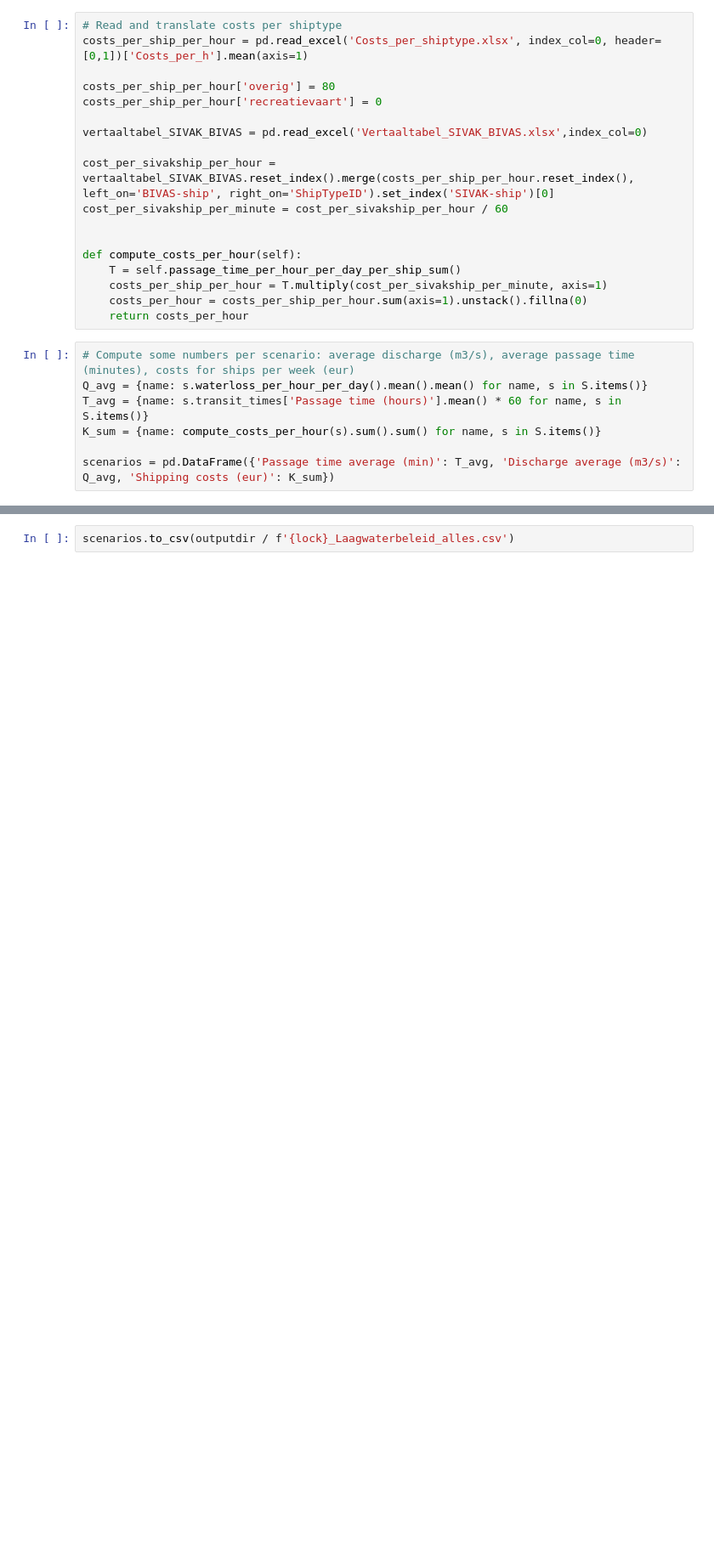
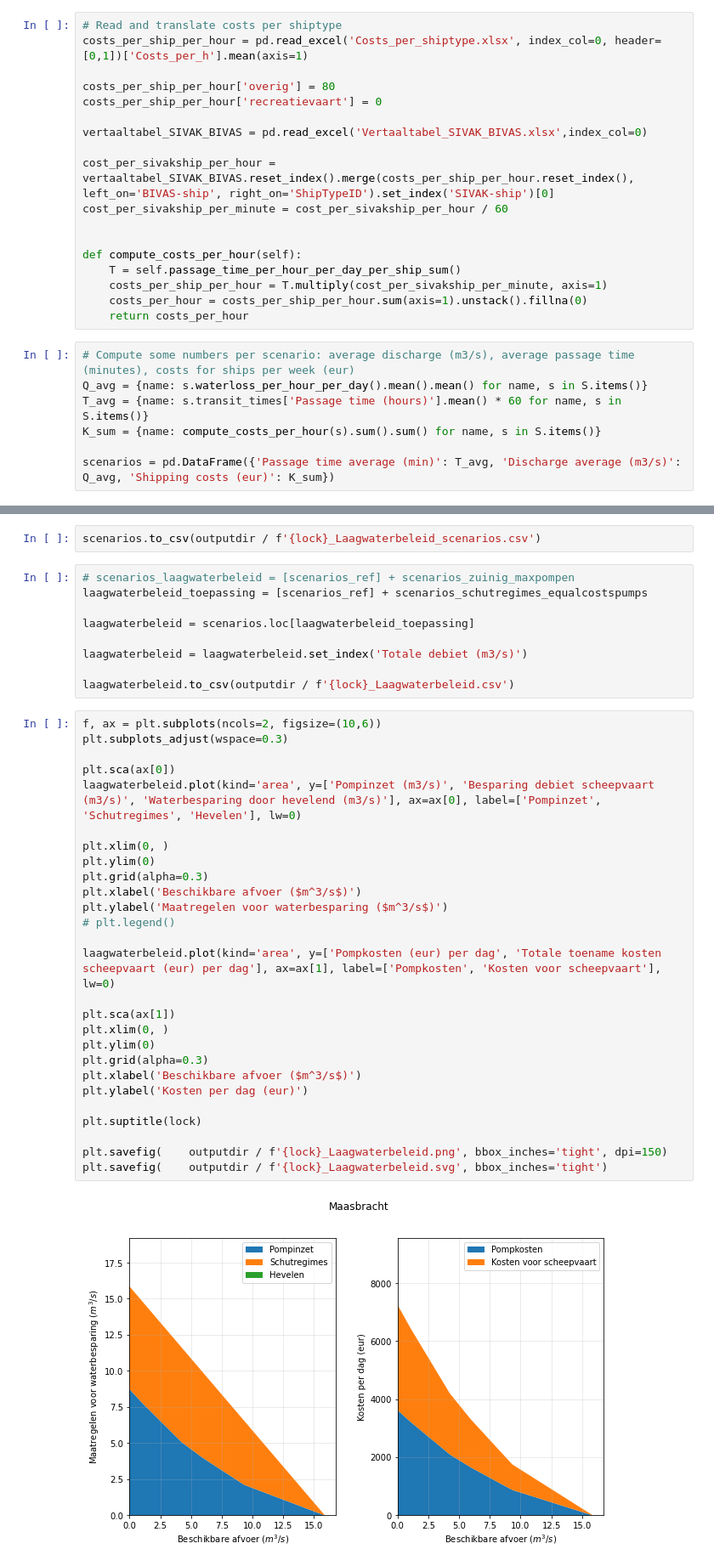
Before and after one commit to jurjendejong/pySIVAK, a Jupyter notebook: Ontwerp laagwaterbeleid.ipynb, the cells around one changed output, grey strips where cells are left out. Shown: that part at 85% size. Drawn from its saved outputs; the diff is of its cells as text; blank space fills up the shorter version.

```diff
--- a/Ontwerp laagwaterbeleid.ipynb
+++ b/Ontwerp laagwaterbeleid.ipynb
@@ -308,2 +376,40 @@ plt.savefig(    outputdir / f'{lock}_Laagwaterbeleid.svg', bbox_inches='tight')
 # %%
-scenarios.to_csv(outputdir / f'{lock}_Laagwaterbeleid_alles.csv')
+scenarios.to_csv(outputdir / f'{lock}_Laagwaterbeleid_scenarios.csv')
+# %%
+# scenarios_laagwaterbeleid = [scenarios_ref] + scenarios_zuinig_maxpompen
+laagwaterbeleid_toepassing = [scenarios_ref] + scenarios_schutregimes_equalcostspumps
+
+laagwaterbeleid = scenarios.loc[laagwaterbeleid_toepassing]
+
+laagwaterbeleid = laagwaterbeleid.set_index('Totale debiet (m3/s)')
+
+laagwaterbeleid.to_csv(outputdir / f'{lock}_Laagwaterbeleid.csv')
+# %%
+f, ax = plt.subplots(ncols=2, figsize=(10,6))
+plt.subplots_adjust(wspace=0.3)
+
+plt.sca(ax[0])
+laagwaterbeleid.plot(kind='area', y=['Pompinzet (m3/s)', 'Besparing debiet scheepvaart (m3/s)', 'Waterbesparing door hevelend (m3/s)'], ax=ax[0], label=['Pompinzet', 'Schutregimes', 'Hevelen'], lw=0)
+
+plt.xlim(0, )
+plt.ylim(0)
+plt.grid(alpha=0.3)
+plt.xlabel('Beschikbare afvoer ($m^3/s$)')
+plt.ylabel('Maatregelen voor waterbesparing ($m^3/s$)')
+# plt.legend()
+
+laagwaterbeleid.plot(kind='area', y=['Pompkosten (eur) per dag', 'Totale toename kosten scheepvaart (eur) per dag'], ax=ax[1], label=['Pompkosten', 'Kosten voor scheepvaart'], lw=0)
+
+plt.sca(ax[1])
+plt.xlim(0, )
+plt.ylim(0)
+plt.grid(alpha=0.3)
+plt.xlabel('Beschikbare afvoer ($m^3/s$)')
+plt.ylabel('Kosten per dag (eur)')
+
+plt.suptitle(lock)
+
+plt.savefig(    outputdir / f'{lock}_Laagwaterbeleid.png', bbox_inches='tight', dpi=150)
+plt.savefig(    outputdir / f'{lock}_Laagwaterbeleid.svg', bbox_inches='tight')
+# %% [output]
+[figure, added]
```
Also changed, not shown: parts of 28 cells of this notebook, 3 other files.
